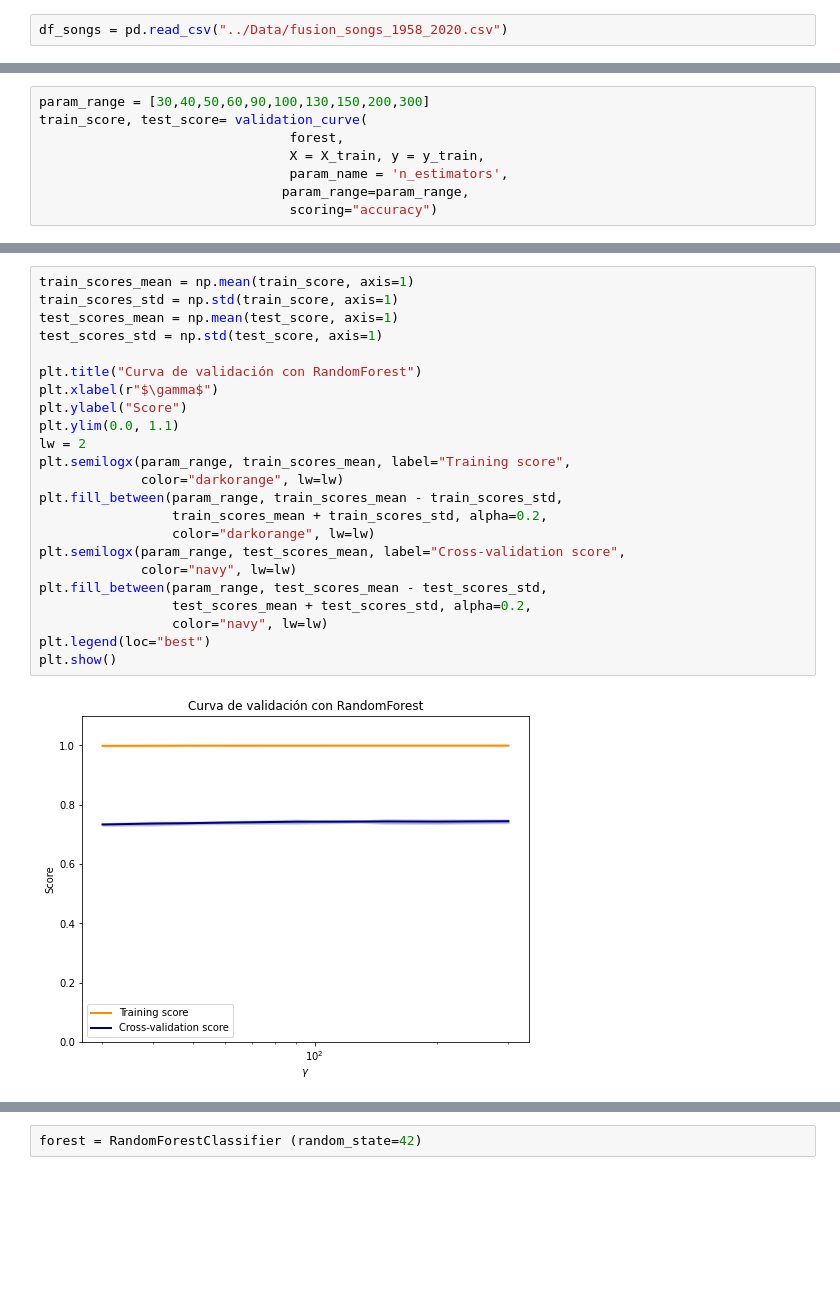
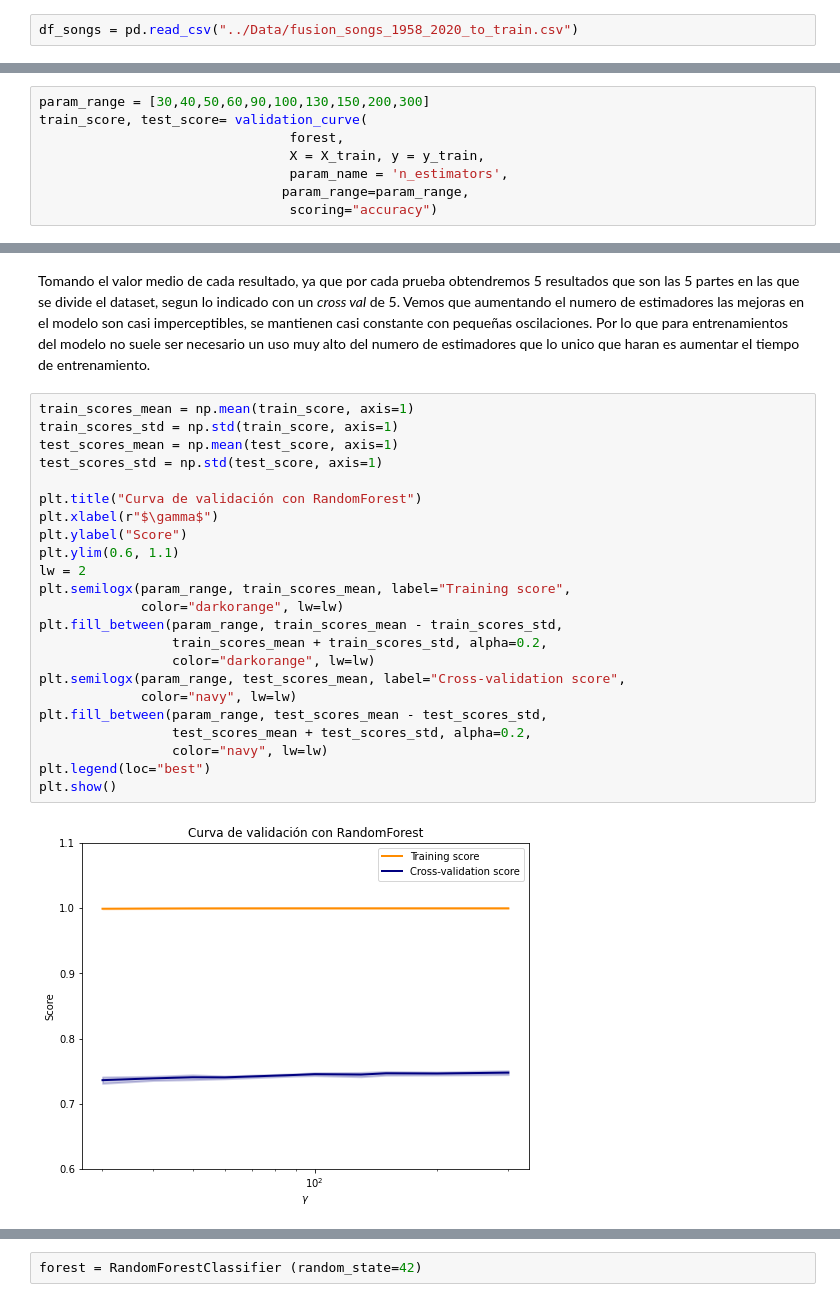
Before and after one commit to luislgm/Music_Hit_Predictor_TFM, a Jupyter notebook: Predictive_Modelling/1_looking_predictive_model.ipynb, the cells around one changed output, grey strips where cells are left out. Cells and saved outputs as stored; diff of their text form; blank space fills up the shorter version.

Commit message:
Model improvements are made

```diff
--- a/Predictive_Modelling/1_looking_predictive_model.ipynb
+++ b/Predictive_Modelling/1_looking_predictive_model.ipynb
@@ -46,5 +51,5 @@ def find_song():
 # %%
-df_songs = pd.read_csv("../Data/fusion_songs_1958_2020.csv")
+df_songs = pd.read_csv("../Data/fusion_songs_1958_2020_to_train.csv")
 # %%
 df_songs.head()
 # %% [output]
@@ -186,25 +143,27 @@ n_estimators 300 en test: 0.7446153846153846 en train: 0.9995501955671446
+# %% [markdown]
+Tomando el valor medio de cada resultado, ya que por cada prueba obtendremos 5 resultados que son las 5 partes en las que se divide el dataset, segun lo indicado con un *cross val* de 5. Vemos que aumentando el numero de estimadores las mejoras en el modelo son casi imperceptibles, se mantienen casi constante con pequeñas oscilaciones. Por lo que para entrenamientos del modelo no suele ser necesario un uso muy alto del numero de estimadores que lo unico que haran es aumentar el tiempo de entrenamiento.
 # %%
 train_scores_mean = np.mean(train_score, axis=1)
 train_scores_std = np.std(train_score, axis=1)
 test_scores_mean = np.mean(test_score, axis=1)
 test_scores_std = np.std(test_score, axis=1)
 
 plt.title("Curva de validación con RandomForest")
 plt.xlabel(r"$\gamma$")
 plt.ylabel("Score")
-plt.ylim(0.0, 1.1)
+plt.ylim(0.6, 1.1)
 lw = 2
 plt.semilogx(param_range, train_scores_mean, label="Training score",
              color="darkorange", lw=lw)
 plt.fill_between(param_range, train_scores_mean - train_scores_std,
                  train_scores_mean + train_scores_std, alpha=0.2,
                  color="darkorange", lw=lw)
 plt.semilogx(param_range, test_scores_mean, label="Cross-validation score",
              color="navy", lw=lw)
 plt.fill_between(param_range, test_scores_mean - test_scores_std,
                  test_scores_mean + test_scores_std, alpha=0.2,
                  color="navy", lw=lw)
 plt.legend(loc="best")
 plt.show()
 # %% [output]
-[figure, old version]
+[figure, new version]
```
Also changed, not shown: parts of 195 cells of this notebook.
